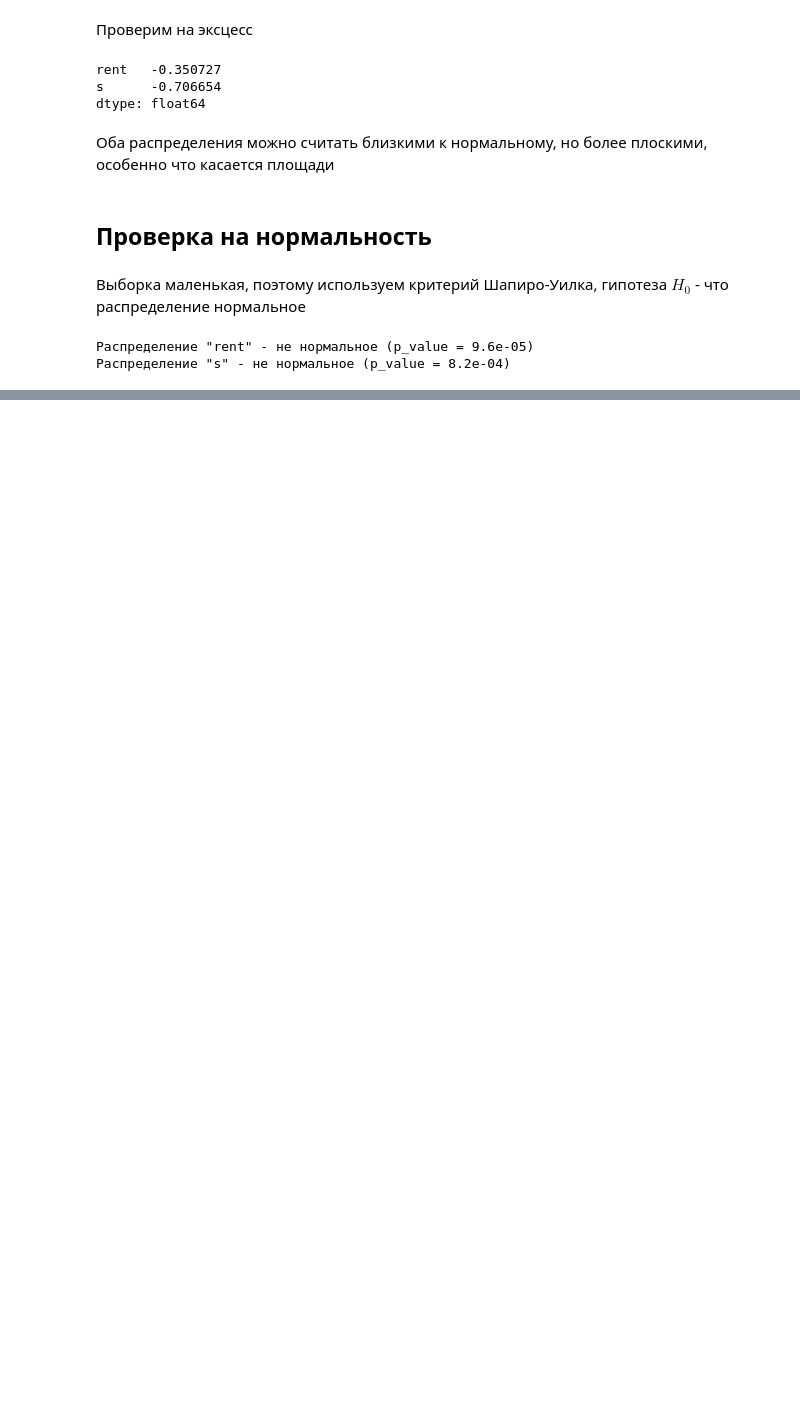
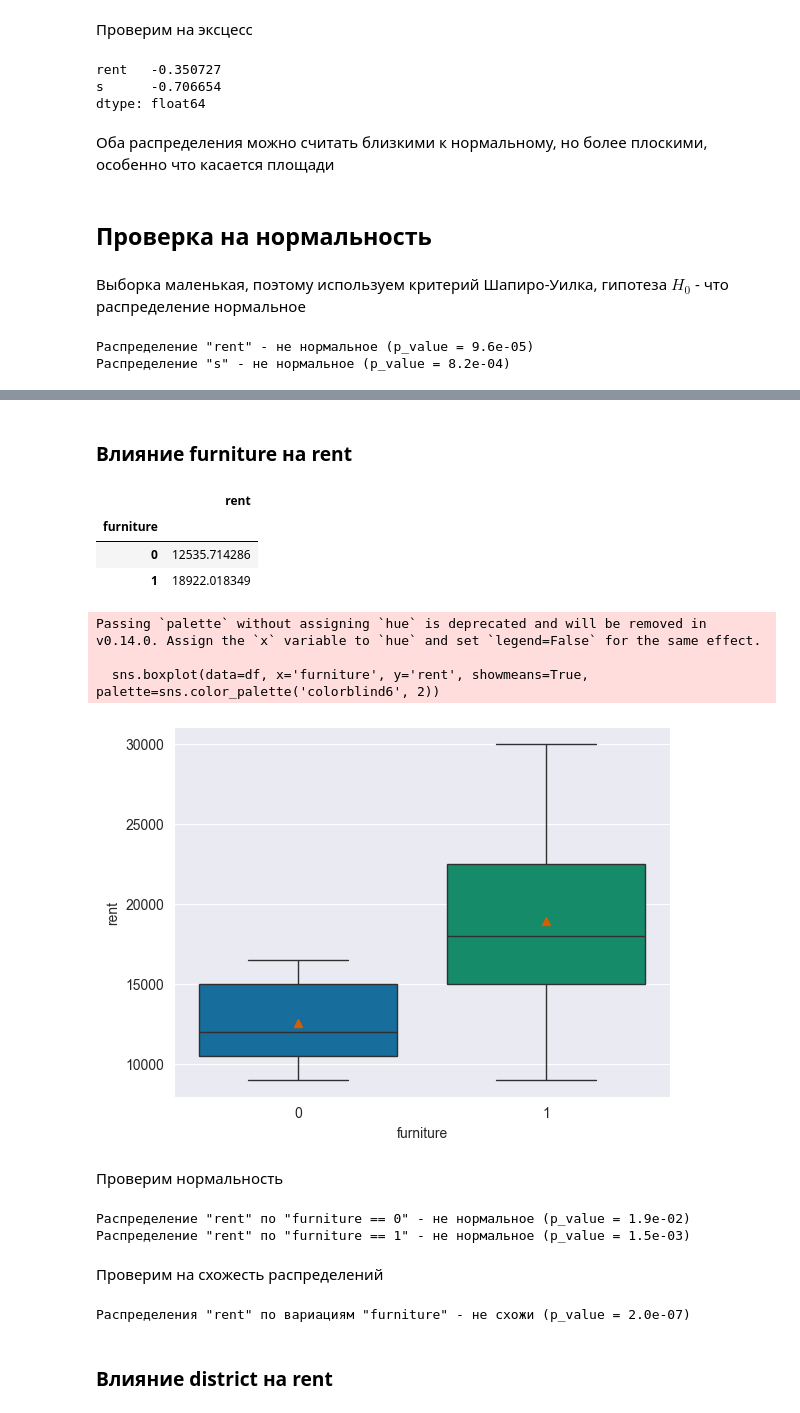
Before and after one commit to Torgovatel/Projects, a Jupyter notebook: DS/study-tsu-rent-ra/src/main.ipynb, the cells around one changed output, grey strips where cells are left out. Saved outputs shown, nothing was run; the diff lists cells and outputs as text; code cells hidden in the pictures; blank space fills up the shorter version.

```diff
--- a/DS/study-tsu-rent-ra/src/main.ipynb
+++ b/DS/study-tsu-rent-ra/src/main.ipynb
@@ -157,0 +204,43 @@ print(f'Распределение "s" - {'' if p_val > alpha else 'не'} но
+# %% [markdown]
+### Влияние furniture на rent
+# %%
+# средняя аренда по наличию мебели
+df.groupby('furniture')[['rent']].mean()
+# %% [output]
+|  | rent |
+| furniture |  |
+| 0 | 12535.714286 |
+| 1 | 18922.018349 |
+# %%
+sns.boxplot(data=df, x='furniture', y='rent', showmeans=True, palette=sns.color_palette('colorblind6', 2))
+plt.show()
+# %% [output]
+Passing `palette` without assigning `hue` is deprecated and will be removed in v0.14.0. Assign the `x` variable to `hue` and set `legend=False` for the same effect.
+
+  sns.boxplot(data=df, x='furniture', y='rent', showmeans=True, palette=sns.color_palette('colorblind6', 2))
+[figure, added]
+# %% [markdown]
+Проверим нормальность
+# %%
+df_f0 = df[df['furniture'] == 0]['rent']
+df_f1 = df[df['furniture'] == 1]['rent']
+
+# 0
+p_val = stats.shapiro(df_f0)[1]
+print(f'Распределение "rent" по "furniture == 0" - {'' if p_val > alpha else 'не'} нормальное (p_value = {p_val:.1e})')
+
+# 1
+p_val = stats.shapiro(df_f1)[1]
+print(f'Распределение "rent" по "furniture == 1" - {'' if p_val > alpha else 'не'} нормальное (p_value = {p_val:.1e})')
+# %% [output]
+Распределение "rent" по "furniture == 0" - не нормальное (p_value = 1.9e-02)
+Распределение "rent" по "furniture == 1" - не нормальное (p_value = 1.5e-03)
+# %% [markdown]
+Проверим на схожесть распределений
+# %%
+p_val = scipy.stats.mannwhitneyu(df_f0, df_f1)[1]
+print(f'Распределения "rent" по вариациям "furniture" - {'' if p_val > alpha else 'не'} схожи (p_value = {p_val:.1e})')
+# %% [output]
+Распределения "rent" по вариациям "furniture" - не схожи (p_value = 2.0e-07)
+# %% [markdown]
+### Влияние district на rent
```
Also changed, not shown: parts of 52 cells of this notebook.
